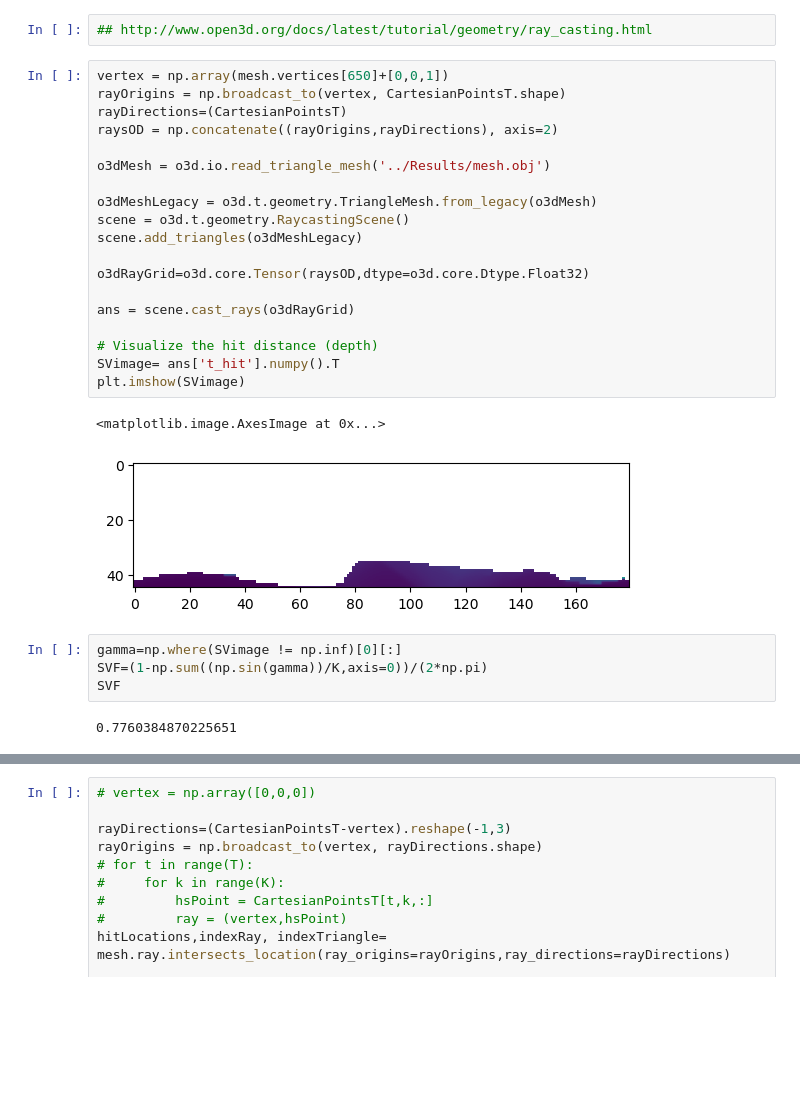
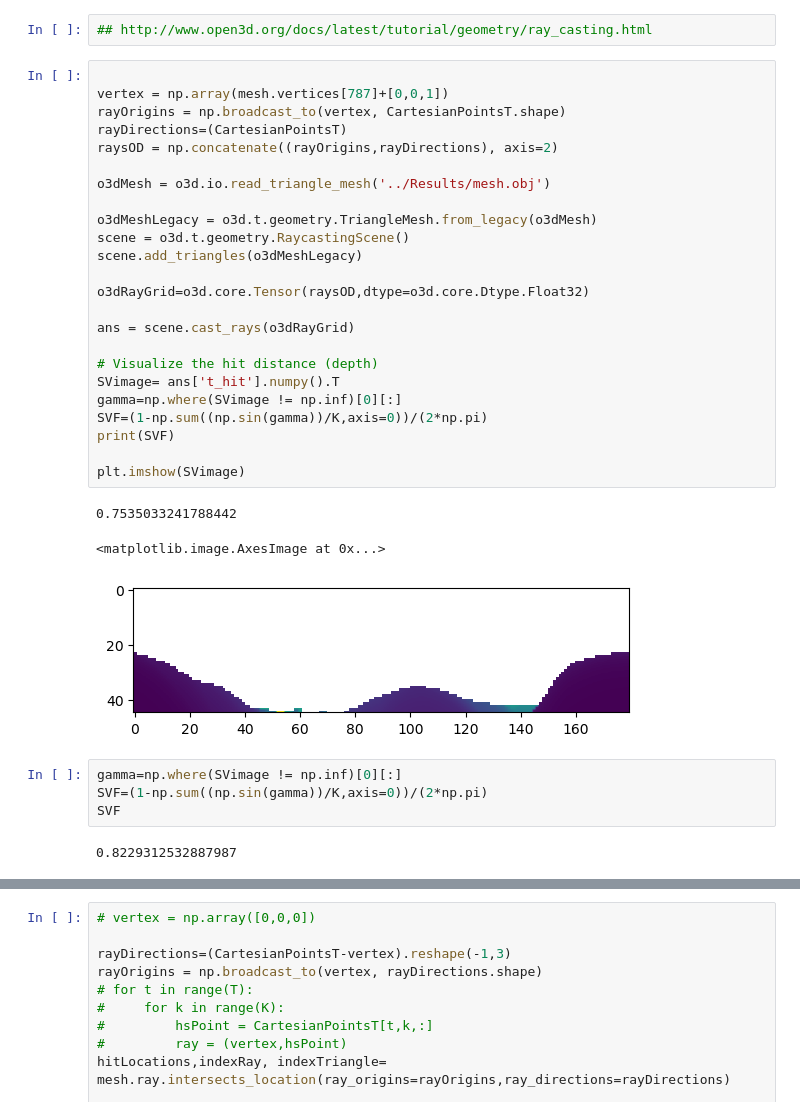
Before and after one commit to Generative-Systems-Sciences/Enschede_3dWorkbench, a Jupyter notebook: Notebook/Sky-view Factor.ipynb, the cells around one changed output, grey strips where cells are left out. Cells and saved outputs as stored; diff of their text form; blank space fills up the shorter version.

```diff
--- a/Notebook/Sky-view Factor.ipynb
+++ b/Notebook/Sky-view Factor.ipynb
@@ -94,30 +94,36 @@ o3d.visualization.draw_geometries([domeMesh])
 # %%
 ## http://www.open3d.org/docs/latest/tutorial/geometry/ray_casting.html
 # %%
-vertex = np.array(mesh.vertices[650]+[0,0,1])
+
+vertex = np.array(mesh.vertices[787]+[0,0,1])
 rayOrigins = np.broadcast_to(vertex, CartesianPointsT.shape)
 rayDirections=(CartesianPointsT)
 raysOD = np.concatenate((rayOrigins,rayDirections), axis=2)
 
 o3dMesh = o3d.io.read_triangle_mesh('../Results/mesh.obj')
 
 o3dMeshLegacy = o3d.t.geometry.TriangleMesh.from_legacy(o3dMesh)
 scene = o3d.t.geometry.RaycastingScene()
 scene.add_triangles(o3dMeshLegacy)
 
 o3dRayGrid=o3d.core.Tensor(raysOD,dtype=o3d.core.Dtype.Float32)
 
 ans = scene.cast_rays(o3dRayGrid)
 
 # Visualize the hit distance (depth)
 SVimage= ans['t_hit'].numpy().T
+gamma=np.where(SVimage != np.inf)[0][:]
+SVF=(1-np.sum((np.sin(gamma))/K,axis=0))/(2*np.pi)
+print(SVF)
+
 plt.imshow(SVimage)
 # %% [output]
-<matplotlib.image.AxesImage at 0x...>
+0.7535033241788442
+<matplotlib.image.AxesImage at 0x...>
-[figure, old version]
+[figure, new version]
 # %%
 gamma=np.where(SVimage != np.inf)[0][:]
 SVF=(1-np.sum((np.sin(gamma))/K,axis=0))/(2*np.pi)
 SVF
 # %% [output]
-0.7760384870225651
+0.8229312532887987
```
Also changed, not shown: parts of 4 cells of this notebook.
